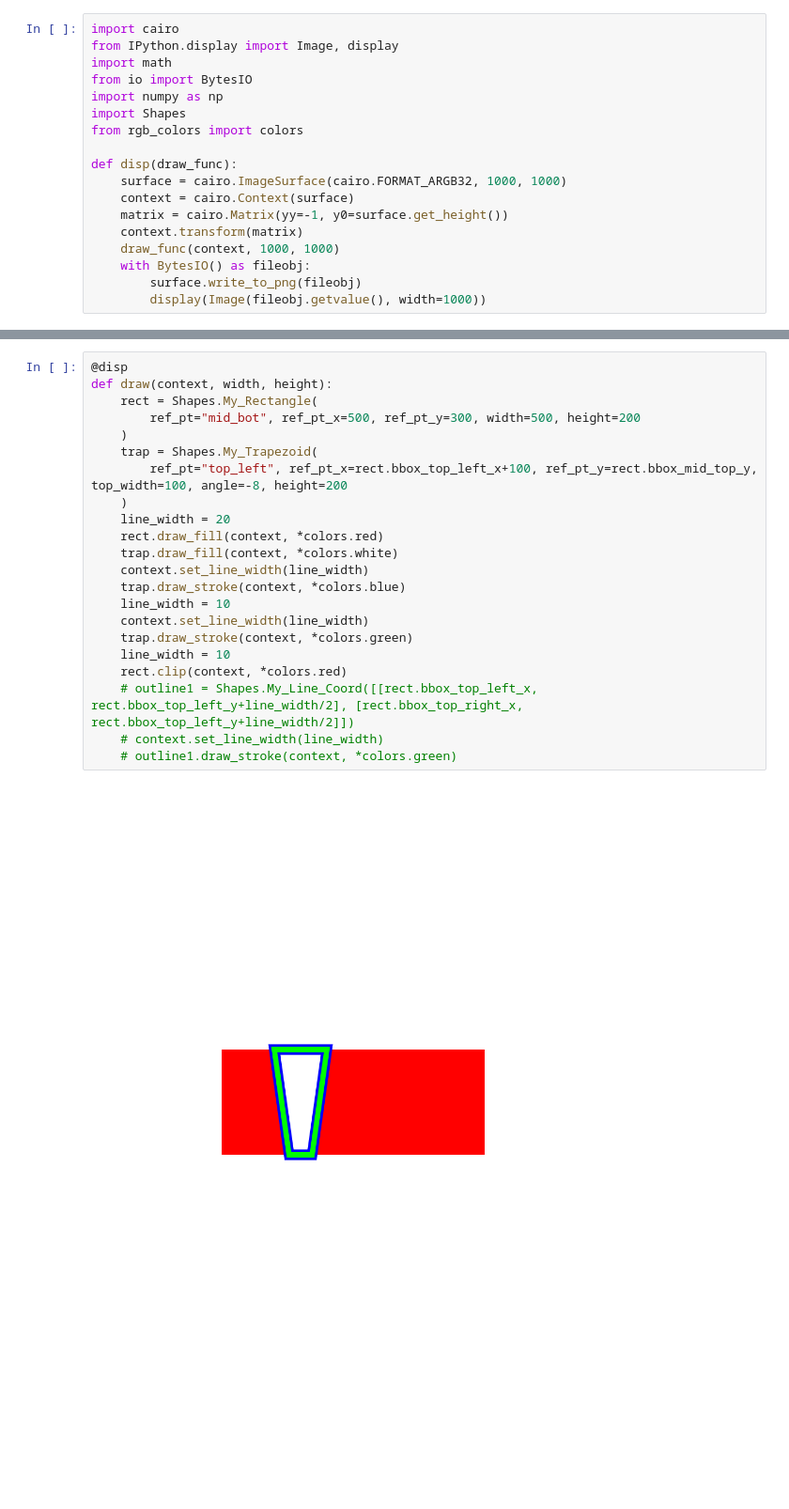
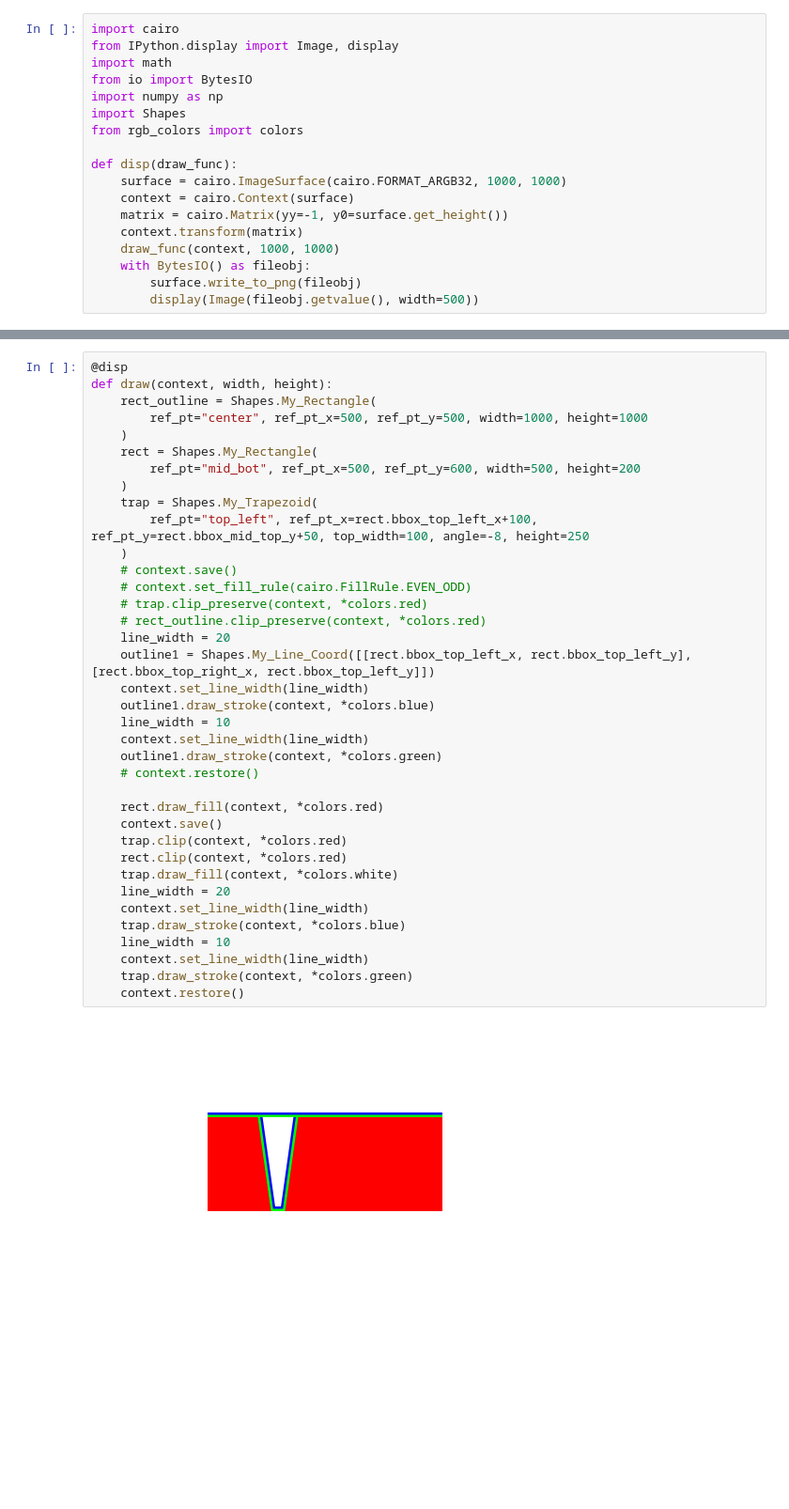
Before and after one commit to jon21o/Drawing, a Jupyter notebook: test_shapes1.ipynb, the cells around one changed output, grey strips where cells are left out. Shown at 94% size. Cells and saved outputs as stored; diff of their text form; blank space fills up the shorter version.

Commit message:
Figured out how to clip line widths

```diff
--- a/test_shapes1.ipynb
+++ b/test_shapes1.ipynb
@@ -15,7 +15,7 @@ def disp(draw_func):
     draw_func(context, 1000, 1000)
     with BytesIO() as fileobj:
         surface.write_to_png(fileobj)
-        display(Image(fileobj.getvalue(), width=1000))
+        display(Image(fileobj.getvalue(), width=500))
 # %%
 @disp
 def draw(context, width, height):
@@ -250,24 +250,39 @@ def draw(context, width, height):
 # %%
 @disp
 def draw(context, width, height):
+    rect_outline = Shapes.My_Rectangle(
+        ref_pt="center", ref_pt_x=500, ref_pt_y=500, width=1000, height=1000
+    )
     rect = Shapes.My_Rectangle(
-        ref_pt="mid_bot", ref_pt_x=500, ref_pt_y=300, width=500, height=200
+        ref_pt="mid_bot", ref_pt_x=500, ref_pt_y=600, width=500, height=200
     )
     trap = Shapes.My_Trapezoid(
-        ref_pt="top_left", ref_pt_x=rect.bbox_top_left_x+100, ref_pt_y=rect.bbox_mid_top_y, top_width=100, angle=-8, height=200
+        ref_pt="top_left", ref_pt_x=rect.bbox_top_left_x+100, ref_pt_y=rect.bbox_mid_top_y+50, top_width=100, angle=-8, height=250
     )
+    # context.save()
+    # context.set_fill_rule(cairo.FillRule.EVEN_ODD)
+    # trap.clip_preserve(context, *colors.red)
+    # rect_outline.clip_preserve(context, *colors.red)
     line_width = 20
+    outline1 = Shapes.My_Line_Coord([[rect.bbox_top_left_x, rect.bbox_top_left_y], [rect.bbox_top_right_x, rect.bbox_top_left_y]])
+    context.set_line_width(line_width)
+    outline1.draw_stroke(context, *colors.blue)
+    line_width = 10
+    context.set_line_width(line_width)
+    outline1.draw_stroke(context, *colors.green)
+    # context.restore()
+
     rect.draw_fill(context, *colors.red)
+    context.save()
+    trap.clip(context, *colors.red)
+    rect.clip(context, *colors.red)
     trap.draw_fill(context, *colors.white)
+    line_width = 20
     context.set_line_width(line_width)
     trap.draw_stroke(context, *colors.blue)
     line_width = 10
     context.set_line_width(line_width)
     trap.draw_stroke(context, *colors.green)
-    line_width = 10
-    rect.clip(context, *colors.red)
-    # outline1 = Shapes.My_Line_Coord([[rect.bbox_top_left_x, rect.bbox_top_left_y+line_width/2], [rect.bbox_top_right_x, rect.bbox_top_left_y+line_width/2]])
-    # context.set_line_width(line_width)
-    # outline1.draw_stroke(context, *colors.green)
+    context.restore()
 # %% [output]
-[figure, old version]
+[figure, new version]
```
Also changed, not shown: parts of 6 cells of this notebook, 1 other file.
